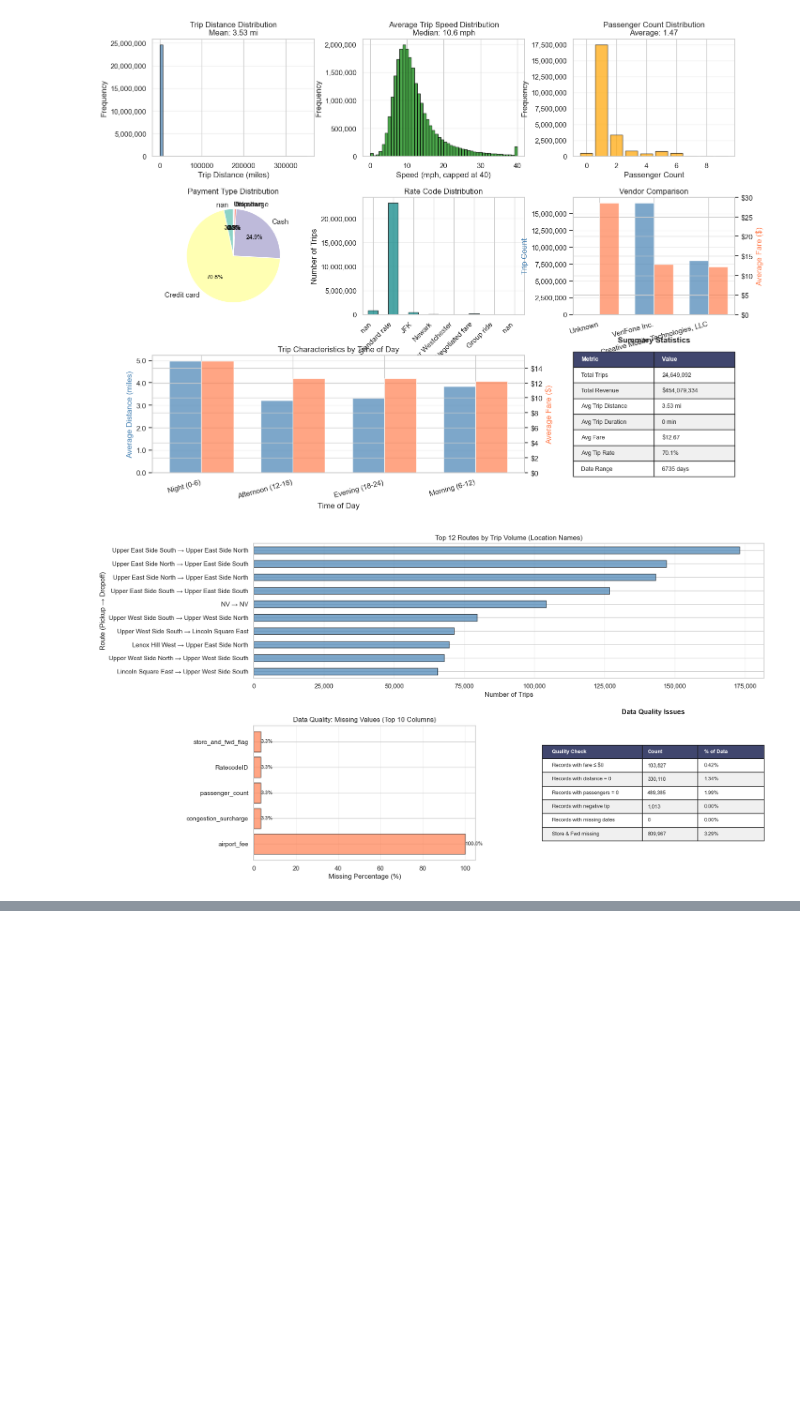
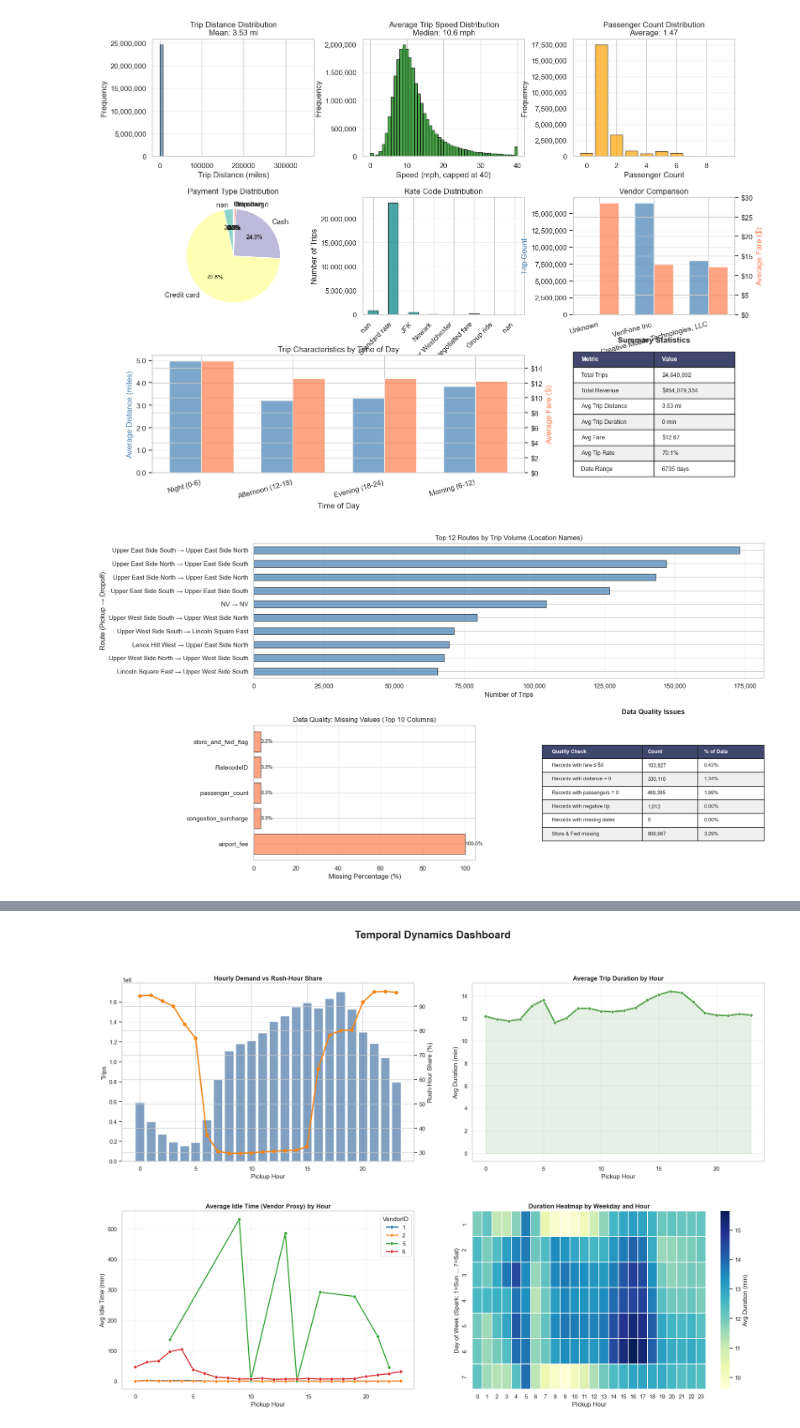
Before and after one commit to Mariana-rc01/SparkAndDrive, a Jupyter notebook: profiling_leonor.ipynb, the cells around one changed output, grey strips where cells are left out. Saved outputs shown, nothing was run; the diff lists cells and outputs as text; code cells hidden in the pictures; blank space fills up the shorter version.

```diff
--- a/profiling_leonor.ipynb
+++ b/profiling_leonor.ipynb
@@ -1054,0 +1301,94 @@ plt.show()
+# %%
+# Advanced visual dashboard for temporal dynamics
+
+rush_by_hour = spark.sql("""
+SELECT
+    pickup_hour,
+    COUNT(*) AS trips,
+    SUM(CASE WHEN rush_hour_flag = 1 THEN 1 ELSE 0 END) AS rush_trips,
+    ROUND(100.0 * SUM(CASE WHEN rush_hour_flag = 1 THEN 1 ELSE 0 END) / COUNT(*), 2) AS rush_pct,
+    ROUND(AVG(duration_min), 2) AS avg_duration_min
+FROM taxi_temporal
+GROUP BY pickup_hour
+ORDER BY pickup_hour
+""").toPandas()
+
+idle_hour_vendor = spark.sql("""
+SELECT
+    VendorID,
+    pickup_hour,
+    ROUND(AVG(idle_time_min_vendor), 2) AS avg_idle_min,
+    COUNT(*) AS n
+FROM taxi_temporal
+WHERE idle_time_min_vendor IS NOT NULL
+  AND idle_time_min_vendor >= 0
+  AND idle_time_min_vendor < 720
+GROUP BY VendorID, pickup_hour
+ORDER BY VendorID, pickup_hour
+""").toPandas()
+
+dow_hour_duration = spark.sql("""
+SELECT
+    pickup_dow,
+    pickup_hour,
+    ROUND(AVG(duration_min), 2) AS avg_duration_min
+FROM taxi_temporal
+GROUP BY pickup_dow, pickup_hour
+ORDER BY pickup_dow, pickup_hour
+""").toPandas()
+
+fig = plt.figure(figsize=(22, 14))
+gs = fig.add_gridspec(2, 2, hspace=0.28, wspace=0.2)
+
+# 1) Rush-hour rate and volume by hour
+ax1 = fig.add_subplot(gs[0, 0])
+ax1_t = ax1.twinx()
+ax1.bar(rush_by_hour['pickup_hour'], rush_by_hour['trips'], color='#4c78a8', alpha=0.7, label='Trips')
+ax1_t.plot(rush_by_hour['pickup_hour'], rush_by_hour['rush_pct'], color='#f58518', marker='o', linewidth=2.5, label='Rush %')
+ax1.set_title('Hourly Demand vs Rush-Hour Share', fontweight='bold')
+ax1.set_xlabel('Pickup Hour')
+ax1.set_ylabel('Trips')
+ax1_t.set_ylabel('Rush-Hour Share (%)')
+ax1.grid(axis='y', alpha=0.25)
+
+# 2) Duration profile by hour
+ax2 = fig.add_subplot(gs[0, 1])
+sns.lineplot(data=rush_by_hour, x='pickup_hour', y='avg_duration_min', marker='o', linewidth=2.8, color='#54a24b', ax=ax2)
+ax2.fill_between(rush_by_hour['pickup_hour'], 0, rush_by_hour['avg_duration_min'], alpha=0.15, color='#54a24b')
+ax2.set_title('Average Trip Duration by Hour', fontweight='bold')
+ax2.set_xlabel('Pickup Hour')
+ax2.set_ylabel('Avg Duration (min)')
+ax2.grid(alpha=0.25)
+
+# 3) Idle-time profile by vendor and hour
+ax3 = fig.add_subplot(gs[1, 0])
+if not idle_hour_vendor.empty:
+    sns.lineplot(
+        data=idle_hour_vendor,
+        x='pickup_hour',
+        y='avg_idle_min',
+        hue='VendorID',
+        marker='o',
+        linewidth=2,
+        palette='tab10',
+        ax=ax3
+    )
+ax3.set_title('Average Idle Time (Vendor Proxy) by Hour', fontweight='bold')
+ax3.set_xlabel('Pickup Hour')
+ax3.set_ylabel('Avg Idle Time (min)')
+ax3.grid(alpha=0.25)
+
+# 4) Heatmap of duration by weekday/hour
+ax4 = fig.add_subplot(gs[1, 1])
+heat = dow_hour_duration.pivot(index='pickup_dow', columns='pickup_hour', values='avg_duration_min').sort_index()
+heat = heat.apply(pd.to_numeric, errors='coerce').fillna(0.0)
+sns.heatmap(heat, cmap='YlGnBu', linewidths=0.3, cbar_kws={'label': 'Avg Duration (min)'}, ax=ax4)
+ax4.set_title('Duration Heatmap by Weekday and Hour', fontweight='bold')
+ax4.set_xlabel('Pickup Hour')
+ax4.set_ylabel('Day of Week (Spark: 1=Sun ... 7=Sat)')
+
+fig.suptitle('Temporal Dynamics Dashboard', fontsize=20, fontweight='bold')
+plt.tight_layout()
+plt.show()
+# %% [output]
+[figure, added]
```
Also changed, not shown: parts of 5 cells of this notebook.
